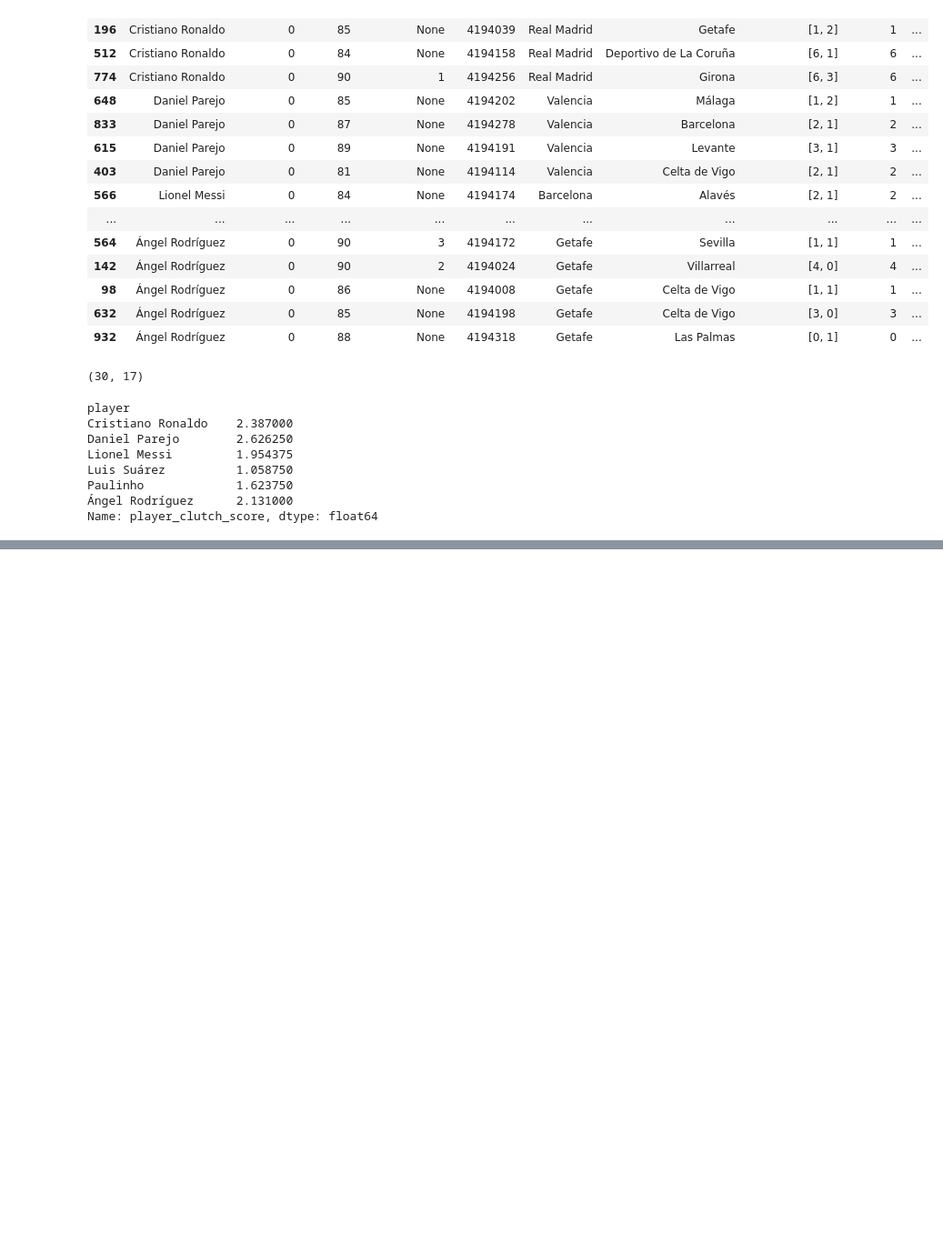
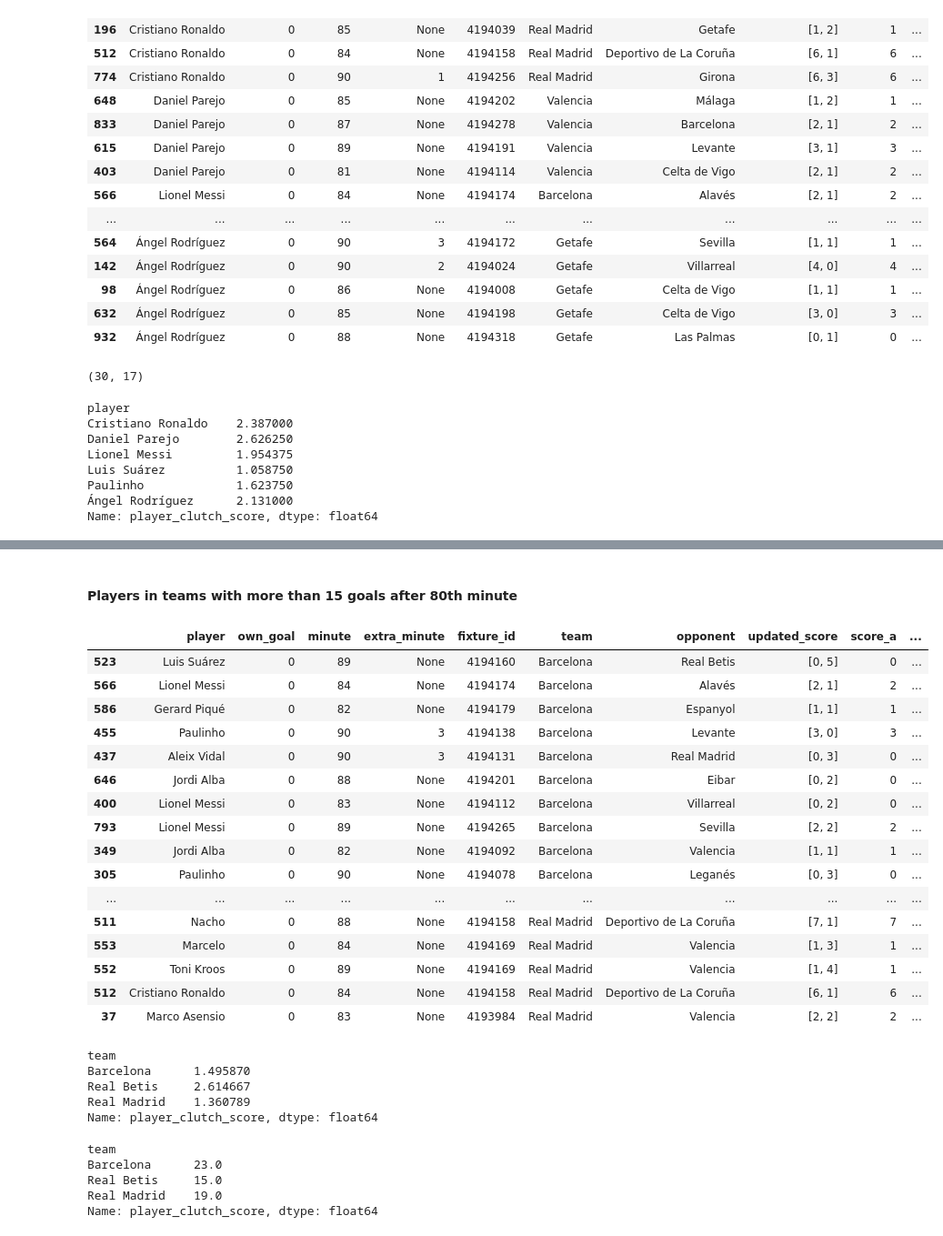
Before and after one commit to carlos-gutier/DS-Project1-Data-Storytelling, a Jupyter notebook: DS_Project1_Data_Storytelling.ipynb, the cells around one changed output, grey strips where cells are left out. Shown at 91% size. Cells and saved outputs as stored; diff of their text form; code cells hidden in the pictures; blank space fills up the shorter version.

```diff
--- a/DS_Project1_Data_Storytelling.ipynb
+++ b/DS_Project1_Data_Storytelling.ipynb
@@ -379,0 +454,39 @@ Name: player_clutch_score, dtype: float64
+# %% [markdown]
+#### Players in teams with more than 15 goals after 80th minute
+# %%
+teams_80min_lls1 = df_goals_lls1[df_goals_lls1.minute > 80].groupby('team').filter(lambda x: len(x) >= 15).sort_values(['team'])
+teams_80min_lls1
+# %% [output]
+|  | player | own_goal | minute | extra_minute | fixture_id | team | opponent | updated_score | score_a | ... |
+| 523 | Luis Suárez | 0 | 89 | None | 4194160 | Barcelona | Real Betis | [0, 5] | 0 | ... |
+| 566 | Lionel Messi | 0 | 84 | None | 4194174 | Barcelona | Alavés | [2, 1] | 2 | ... |
+| 586 | Gerard Piqué | 0 | 82 | None | 4194179 | Barcelona | Espanyol | [1, 1] | 1 | ... |
+| 455 | Paulinho | 0 | 90 | 3 | 4194138 | Barcelona | Levante | [3, 0] | 3 | ... |
+| 437 | Aleix Vidal | 0 | 90 | 3 | 4194131 | Barcelona | Real Madrid | [0, 3] | 0 | ... |
+| 646 | Jordi Alba | 0 | 88 | None | 4194201 | Barcelona | Eibar | [0, 2] | 0 | ... |
+| 400 | Lionel Messi | 0 | 83 | None | 4194112 | Barcelona | Villarreal | [0, 2] | 0 | ... |
+| 793 | Lionel Messi | 0 | 89 | None | 4194265 | Barcelona | Sevilla | [2, 2] | 2 | ... |
+| 349 | Jordi Alba | 0 | 82 | None | 4194092 | Barcelona | Valencia | [1, 1] | 1 | ... |
+| 305 | Paulinho | 0 | 90 | None | 4194078 | Barcelona | Leganés | [0, 3] | 0 | ... |
+| ... | ... | ... | ... | ... | ... | ... | ... | ... | ... | ... |
+| 511 | Nacho | 0 | 88 | None | 4194158 | Real Madrid | Deportivo de La Coruña | [7, 1] | 7 | ... |
+| 553 | Marcelo | 0 | 84 | None | 4194169 | Real Madrid | Valencia | [1, 3] | 1 | ... |
+| 552 | Toni Kroos | 0 | 89 | None | 4194169 | Real Madrid | Valencia | [1, 4] | 1 | ... |
+| 512 | Cristiano Ronaldo | 0 | 84 | None | 4194158 | Real Madrid | Deportivo de La Coruña | [6, 1] | 6 | ... |
+| 37 | Marco Asensio | 0 | 83 | None | 4193984 | Real Madrid | Valencia | [2, 2] | 2 | ... |
+# %%
+teams_80min_lls1.groupby('team')['player_clutch_score'].agg(np.mean)
+# %% [output]
+team
+Barcelona      1.495870
+Real Betis     2.614667
+Real Madrid    1.360789
+Name: player_clutch_score, dtype: float64
+# %%
+teams_80min_lls1.groupby('team')['player_clutch_score'].agg(np.size)
+# %% [output]
+team
+Barcelona      23.0
+Real Betis     15.0
+Real Madrid    19.0
+Name: player_clutch_score, dtype: float64
```
Also changed, not shown: parts of 10 cells of this notebook.
